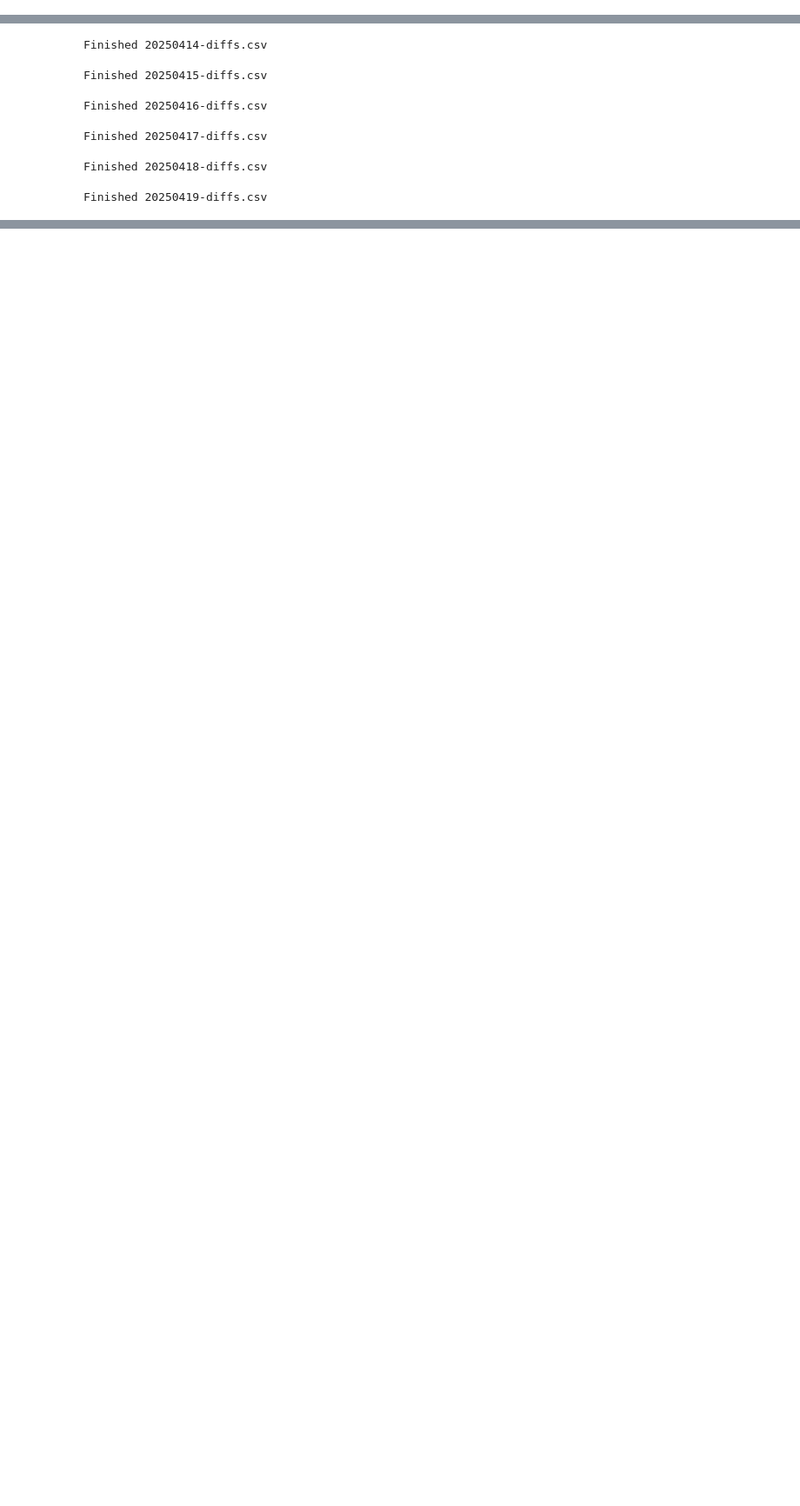
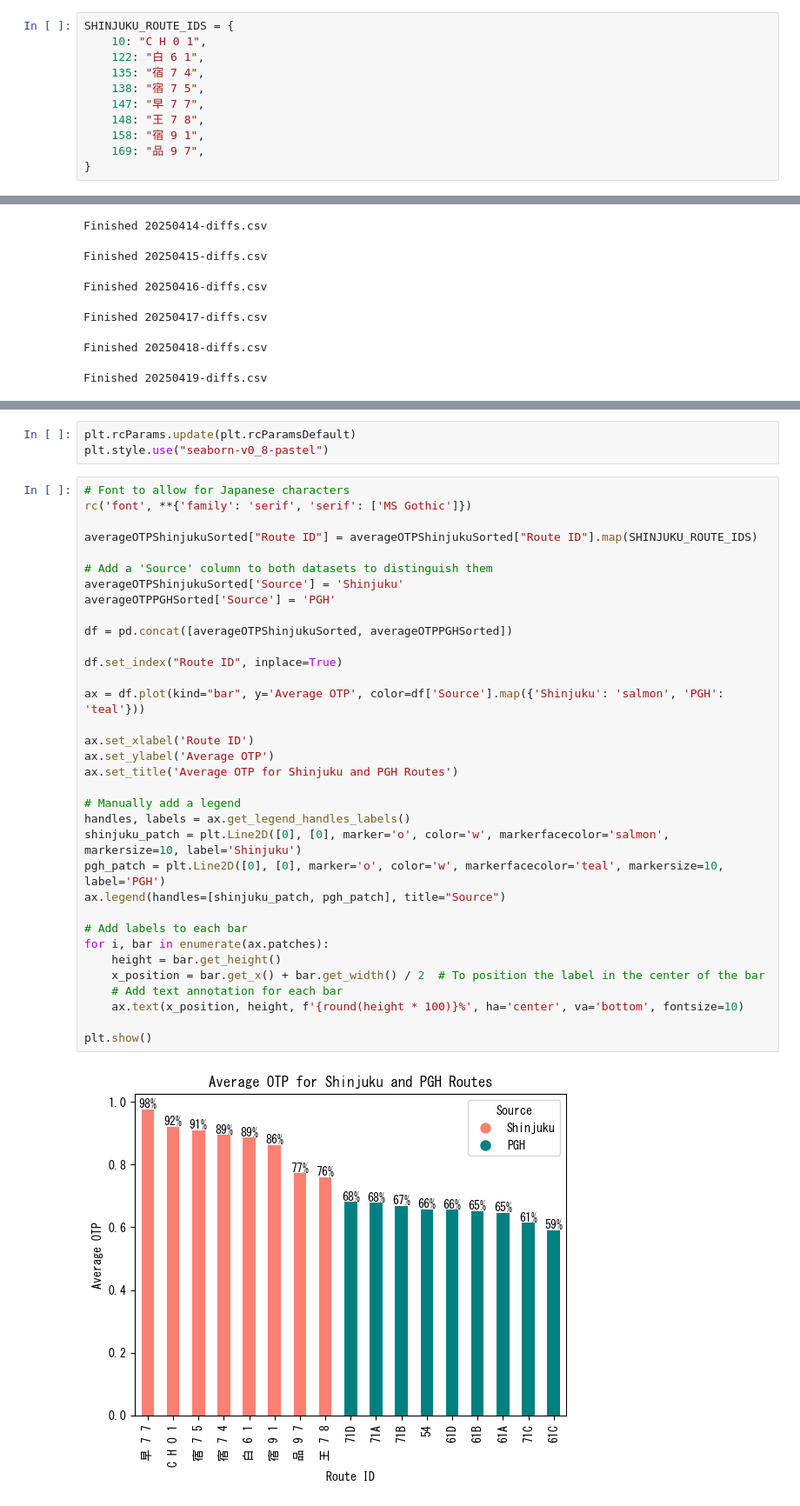
Before and after one commit to grahamsmith0/URBNST, a Jupyter notebook: analysis.ipynb, the cells around one changed output, grey strips where cells are left out. Shown at 87% size. Drawn from its saved outputs; the diff is of its cells as text; blank space fills up the shorter version.

Commit message:
add visualization

```diff
--- a/analysis.ipynb
+++ b/analysis.ipynb
@@ -22,3 +15,14 @@ SHINJUKU_ROUTE_IDS = [
+# %%
+SHINJUKU_ROUTE_IDS = {
+    10: "C H 0 1",
+    122: "白 6 1",
+    135: "宿 7 4",
+    138: "宿 7 5",
+    147: "早 7 7",
+    148: "王 7 8",
+    158: "宿 9 1",
+    169: "品 9 7",
+}
 # %%
 # Helper to convert UNIX timestamp to readable format
 def format_time(ts):
@@ -116,3 +122,42 @@ averageOTPPGHSorted
 | 1 | 61A | 0.645773 |
 | 7 | 71C | 0.614849 |
 | 3 | 61C | 0.591298 |
+# %%
+plt.rcParams.update(plt.rcParamsDefault)
+plt.style.use("seaborn-v0_8-pastel")
+# %%
+# Font to allow for Japanese characters
+rc('font', **{'family': 'serif', 'serif': ['MS Gothic']})
+
+averageOTPShinjukuSorted["Route ID"] = averageOTPShinjukuSorted["Route ID"].map(SHINJUKU_ROUTE_IDS)
+
+# Add a 'Source' column to both datasets to distinguish them
+averageOTPShinjukuSorted['Source'] = 'Shinjuku'
+averageOTPPGHSorted['Source'] = 'PGH'
+
+df = pd.concat([averageOTPShinjukuSorted, averageOTPPGHSorted])
+
+df.set_index("Route ID", inplace=True)
+
+ax = df.plot(kind="bar", y='Average OTP', color=df['Source'].map({'Shinjuku': 'salmon', 'PGH': 'teal'}))
+
+ax.set_xlabel('Route ID')
+ax.set_ylabel('Average OTP')
+ax.set_title('Average OTP for Shinjuku and PGH Routes')
+
+# Manually add a legend
+handles, labels = ax.get_legend_handles_labels()
+shinjuku_patch = plt.Line2D([0], [0], marker='o', color='w', markerfacecolor='salmon', markersize=10, label='Shinjuku')
+pgh_patch = plt.Line2D([0], [0], marker='o', color='w', markerfacecolor='teal', markersize=10, label='PGH')
+ax.legend(handles=[shinjuku_patch, pgh_patch], title="Source")
+
+# Add labels to each bar
+for i, bar in enumerate(ax.patches):
+    height = bar.get_height()
+    x_position = bar.get_x() + bar.get_width() / 2  # To position the label in the center of the bar
+    # Add text annotation for each bar
+    ax.text(x_position, height, f'{round(height * 100)}%', ha='center', va='bottom', fontsize=10)
+
+plt.show()
+# %% [output]
+[figure, added]
```
Also changed, not shown: parts of 5 cells of this notebook.
